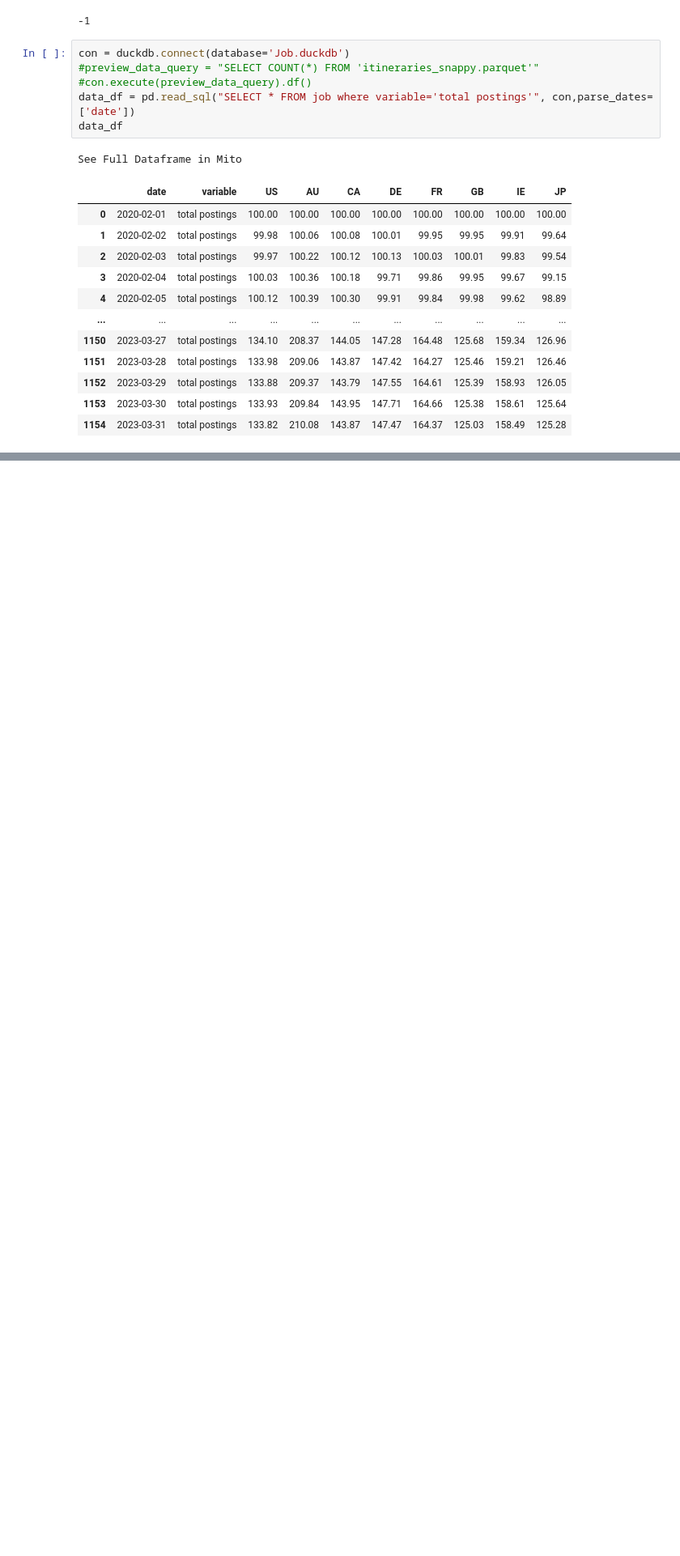
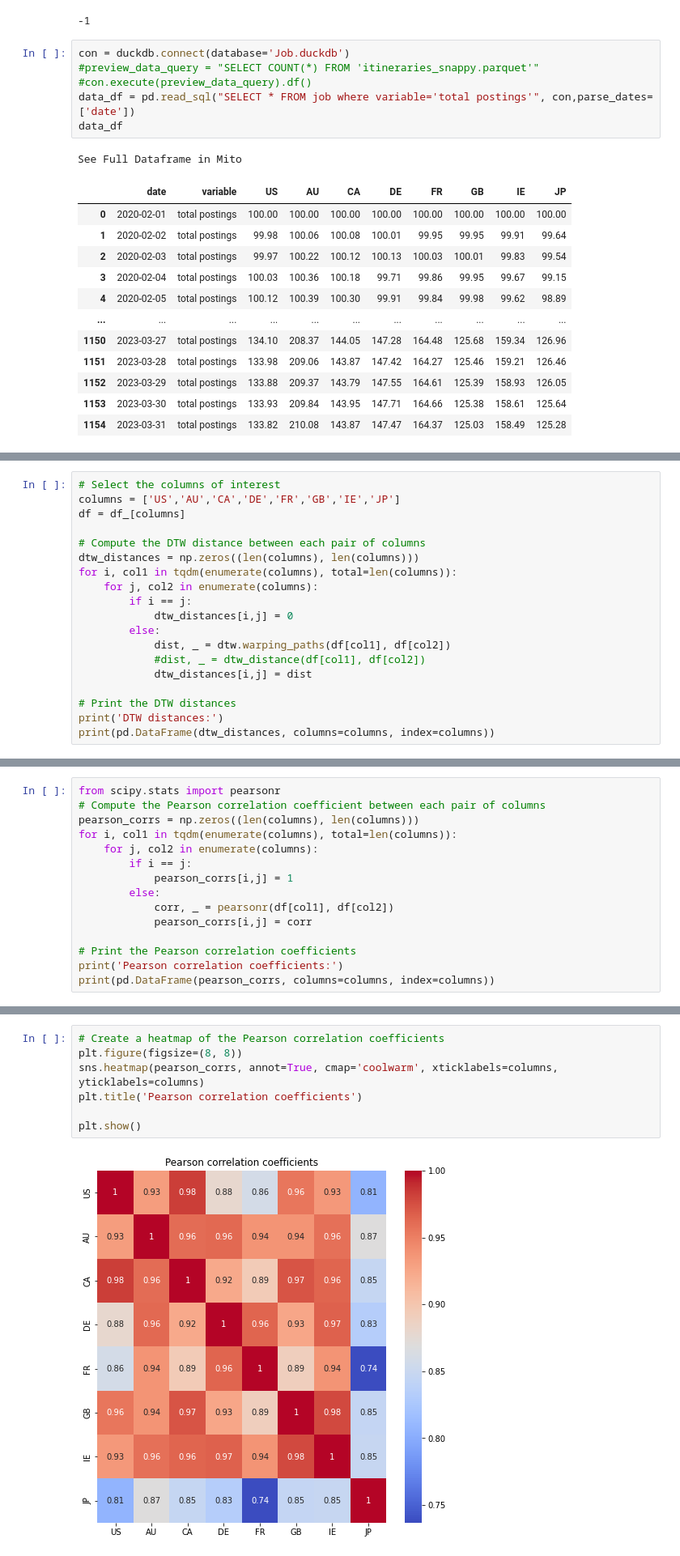
Before and after one commit to cchuang2009/2022-1, a Jupyter notebook: Python_IM/2023-2/Week-9_SQL.ipynb, the cells around one changed output, grey strips where cells are left out. Shown at 81% size. Drawn from its saved outputs; the diff is of its cells as text; blank space fills up the shorter version.

```diff
--- a/Python_IM/2023-2/Week-9_SQL.ipynb
+++ b/Python_IM/2023-2/Week-9_SQL.ipynb
@@ -362,0 +442,19 @@ See Full Dataframe in Mito
+# %%
+# Select the columns of interest
+columns = ['US','AU','CA','DE','FR','GB','IE','JP']
+df = df_[columns]
+
+# Compute the DTW distance between each pair of columns
+dtw_distances = np.zeros((len(columns), len(columns)))
+for i, col1 in tqdm(enumerate(columns), total=len(columns)):
+    for j, col2 in enumerate(columns):
+        if i == j:
+            dtw_distances[i,j] = 0
+        else:
+            dist, _ = dtw.warping_paths(df[col1], df[col2])
+            #dist, _ = dtw_distance(df[col1], df[col2])
+            dtw_distances[i,j] = dist
+
+# Print the DTW distances
+print('DTW distances:')
+print(pd.DataFrame(dtw_distances, columns=columns, index=columns))
@@ -362,0 +482,15 @@ See Full Dataframe in Mito
+# %%
+from scipy.stats import pearsonr
+# Compute the Pearson correlation coefficient between each pair of columns
+pearson_corrs = np.zeros((len(columns), len(columns)))
+for i, col1 in tqdm(enumerate(columns), total=len(columns)):
+    for j, col2 in enumerate(columns):
+        if i == j:
+            pearson_corrs[i,j] = 1
+        else:
+            corr, _ = pearsonr(df[col1], df[col2])
+            pearson_corrs[i,j] = corr
+
+# Print the Pearson correlation coefficients
+print('Pearson correlation coefficients:')
+print(pd.DataFrame(pearson_corrs, columns=columns, index=columns))
@@ -362,0 +518,9 @@ See Full Dataframe in Mito
+# %%
+# Create a heatmap of the Pearson correlation coefficients
+plt.figure(figsize=(8, 8))
+sns.heatmap(pearson_corrs, annot=True, cmap='coolwarm', xticklabels=columns, yticklabels=columns)
+plt.title('Pearson correlation coefficients')
+
+plt.show()
+# %% [output]
+[figure, added]
```
Also changed, not shown: parts of 16 cells of this notebook.
